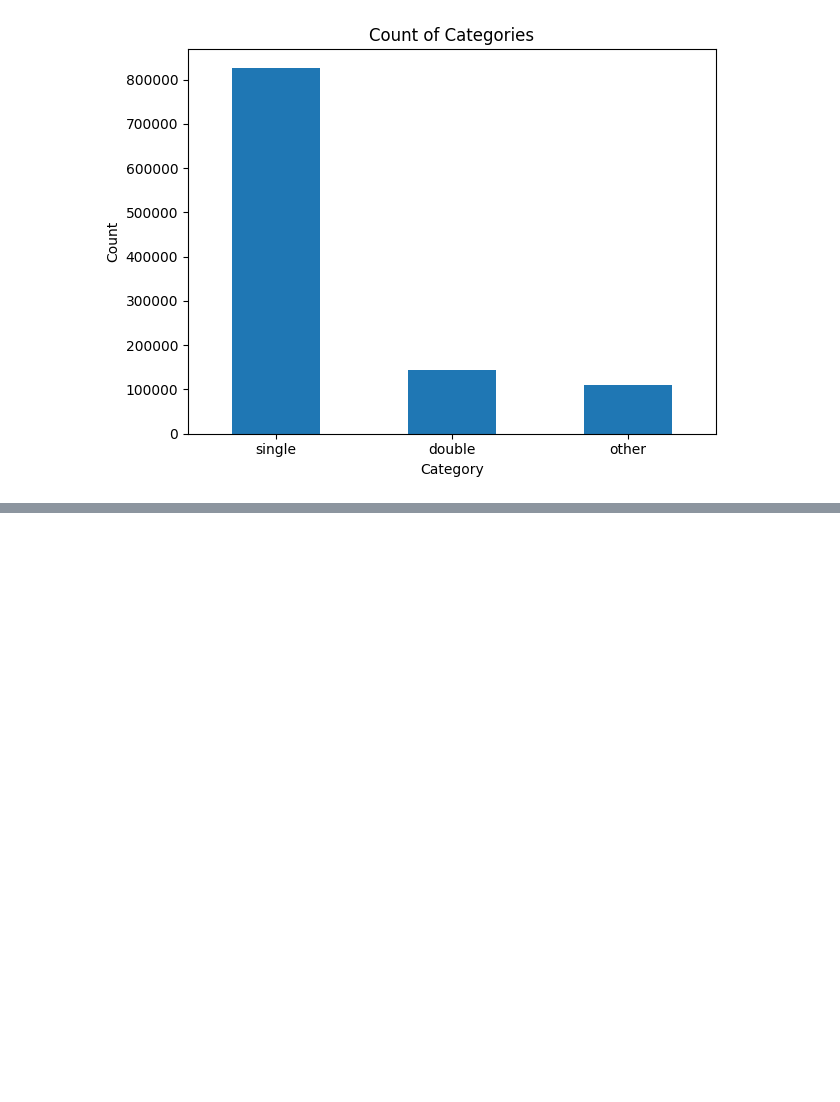
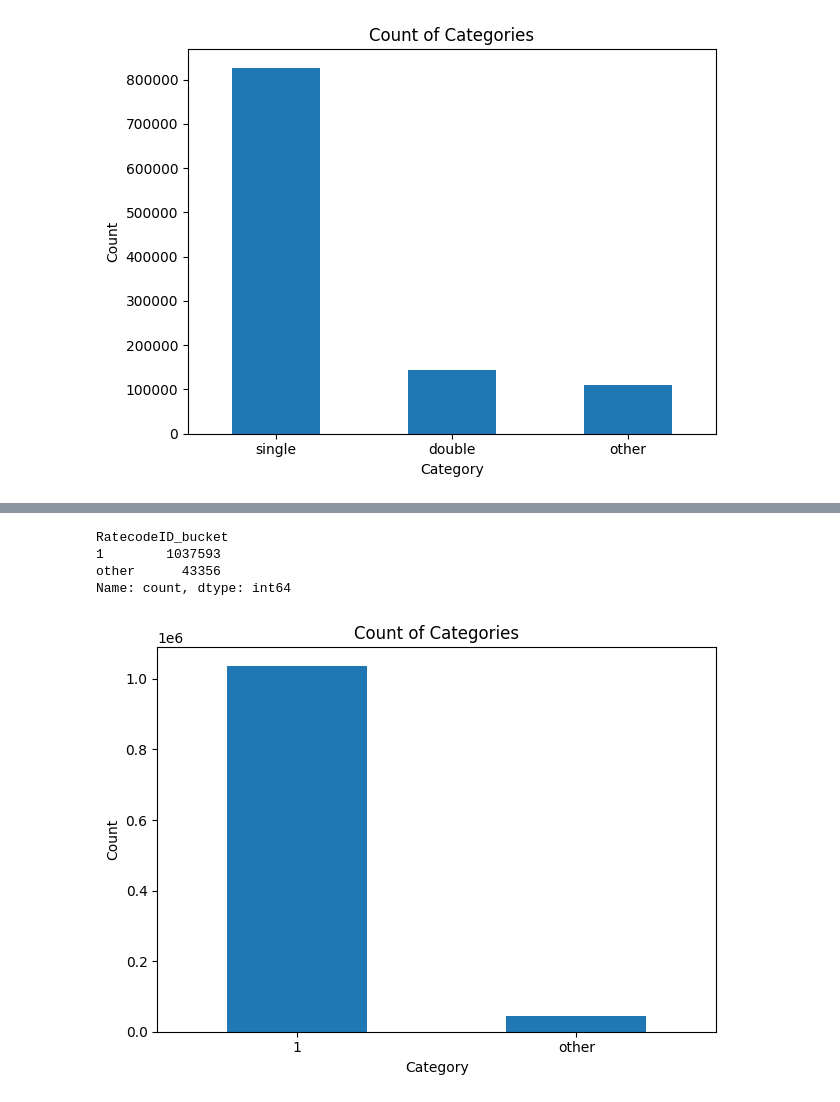
Before and after one commit to xuanntm/DSA5208_Project1, a Jupyter notebook: z_data_analyze.ipynb, the cells around one changed output, grey strips where cells are left out. Drawn from its saved outputs; the diff is of its cells as text; code cells hidden in the pictures; blank space fills up the shorter version.

```diff
--- a/z_data_analyze.ipynb
+++ b/z_data_analyze.ipynb
@@ -119,0 +171,47 @@ Name: count, dtype: int64
+# %%
+def bucket_ratecode(df, col="RatecodeID"):
+  def label_func(x):
+      if pd.isna(x):
+          return "other"   # default bucket
+      if x == 1.0:
+          return "1"
+      else:
+          return "other"
+
+  new_col = col + "_bucket"
+  df[new_col] = df[col].apply(label_func)
+  return df
+
+
+# def bucket_ratecode(df, col="RatecodeID"):
+#     """
+#     Collapse RatecodeID into two groups:
+#       - 1.0 (standard rate)
+#       - other (everything else)
+#     """
+#     df["RatecodeID_1"] = (df[col] == 1.0).astype(int)
+#     df["RatecodeID_other"] = (df[col] != 1.0).astype(int)
+
+#     # drop original column
+#     # df = df.drop(columns=[col])
+#     return df
+df = bucket_ratecode(df)
+# %%
+category_ratecode = df['RatecodeID_bucket'].value_counts()
+
+# Print the result
+print(category_ratecode)
+
+# Plotting as a bar chart
+category_ratecode.plot(kind='bar', title='Count of Categories')
+plt.xlabel('Category')
+plt.ylabel('Count')
+plt.xticks(rotation=0) # Keeps labels horizontal
+plt.tight_layout() # Adjusts plot to prevent labels from overlapping
+plt.show()
+# %% [output]
+RatecodeID_bucket
+1        1037593
+other      43356
+Name: count, dtype: int64
+[figure, added]
```
Also changed, not shown: parts of 6 cells of this notebook, 1 other file.
